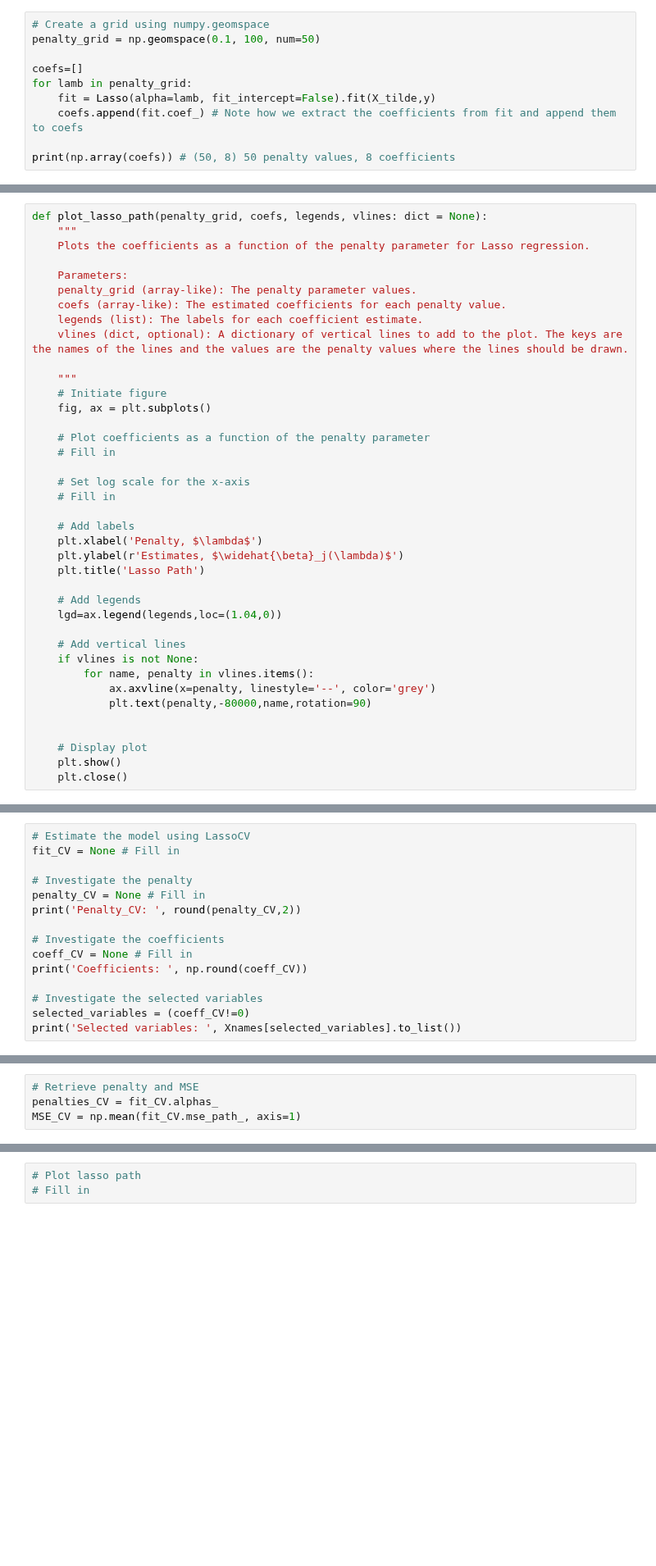
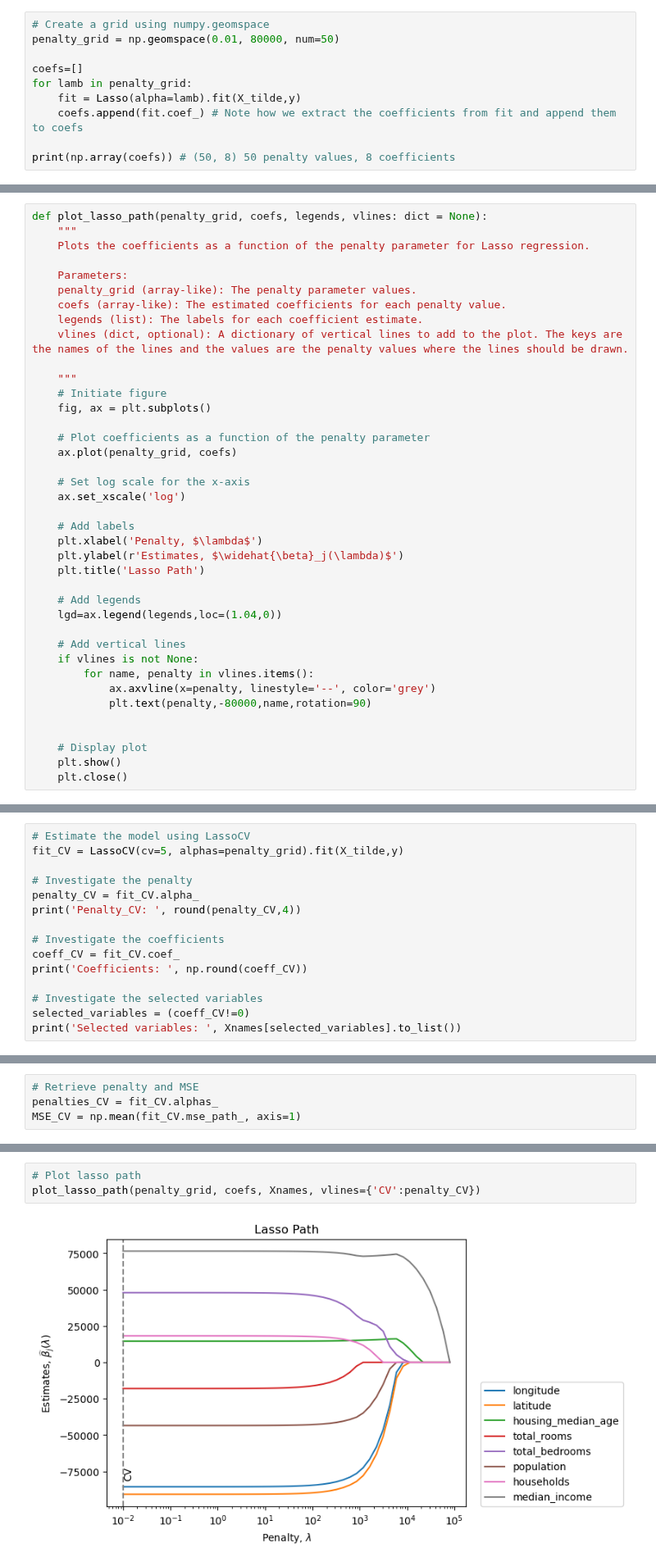
Before and after one commit to jhvander/Uni, a Jupyter notebook: 11. Sem/AME/Exercices/4.Week/w4_ex_ante.ipynb, the cells around one changed output, grey strips where cells are left out. Shown at 82% size. Cells and saved outputs as stored; diff of their text form; blank space fills up the shorter version.

```diff
--- a/11. Sem/AME/Exercices/4.Week/w4_ex_ante.ipynb
+++ b/11. Sem/AME/Exercices/4.Week/w4_ex_ante.ipynb
@@ -164,11 +164,11 @@ Construct a grid of 50 candidate penalty levels from 0.01 to 80000, and estimate
 *Note 2:* Use sklearn.linear_model.Lasso to estimate using Lasso. This is already loaded in as Lasso. The syntax is Lasso(alpha=penalty_level).fit(x,y) to get a "container" of results from the estimation. Read more about the Lasso function here: https://scikit-learn.org/stable/modules/generated/sklearn.linear_model.Lasso.html.
 # %%
 # Create a grid using numpy.geomspace
-penalty_grid = np.geomspace(0.1, 100, num=50)
+penalty_grid = np.geomspace(0.01, 80000, num=50)
 
 coefs=[]
 for lamb in penalty_grid:
-    fit = Lasso(alpha=lamb, fit_intercept=False).fit(X_tilde,y)
+    fit = Lasso(alpha=lamb).fit(X_tilde,y)
     coefs.append(fit.coef_) # Note how we extract the coefficients from fit and append them to coefs
 
 print(np.array(coefs)) # (50, 8) 50 penalty values, 8 coefficients
@@ -213,10 +213,10 @@ def plot_lasso_path(penalty_grid, coefs, legends, vlines: dict = None):
     fig, ax = plt.subplots()
 
     # Plot coefficients as a function of the penalty parameter
-    # Fill in
+    ax.plot(penalty_grid, coefs)
 
     # Set log scale for the x-axis
-    # Fill in
+    ax.set_xscale('log')
 
     # Add labels
     plt.xlabel('Penalty, $\lambda$')
@@ -252,14 +254,14 @@ Compute the penalty level and estimates implied by 5-fold cross-validation (5-CV
 *Note 2:* The argument "alphas" sets the grid of penalty levels that the 5-CV procedure will consider.
 # %%
 # Estimate the model using LassoCV
-fit_CV = None # Fill in
+fit_CV = LassoCV(cv=5, alphas=penalty_grid).fit(X_tilde,y)
 
 # Investigate the penalty
-penalty_CV = None # Fill in
-print('Penalty_CV: ', round(penalty_CV,2))
+penalty_CV = fit_CV.alpha_
+print('Penalty_CV: ', round(penalty_CV,4))
 
 # Investigate the coefficients
-coeff_CV = None # Fill in
+coeff_CV = fit_CV.coef_
 print('Coefficients: ', np.round(coeff_CV))
 
 # Investigate the selected variables
@@ -323,7 +331,9 @@ Visualize the estimates resulting from 5-CV by adding a vertical line
 to your Lasso path at the corresponding penalty level. Use vlines in plot_lasso_path to do this. How can you see which variables are selected by 5-CV?
 # %%
 # Plot lasso path
-# Fill in
+plot_lasso_path(penalty_grid, coefs, Xnames, vlines={'CV':penalty_CV})
+# %% [output]
+[figure, added]
 # %% [markdown]
 ### Question 6: BRT penalty
 Compute the (feasible) Bickel-Ritov-Tsybakov (BRT) penalty level, the resulting Lasso estimates, and visualize them in your path. Compare the BRT results to the CV
```
Also changed, not shown: parts of 14 cells of this notebook.
